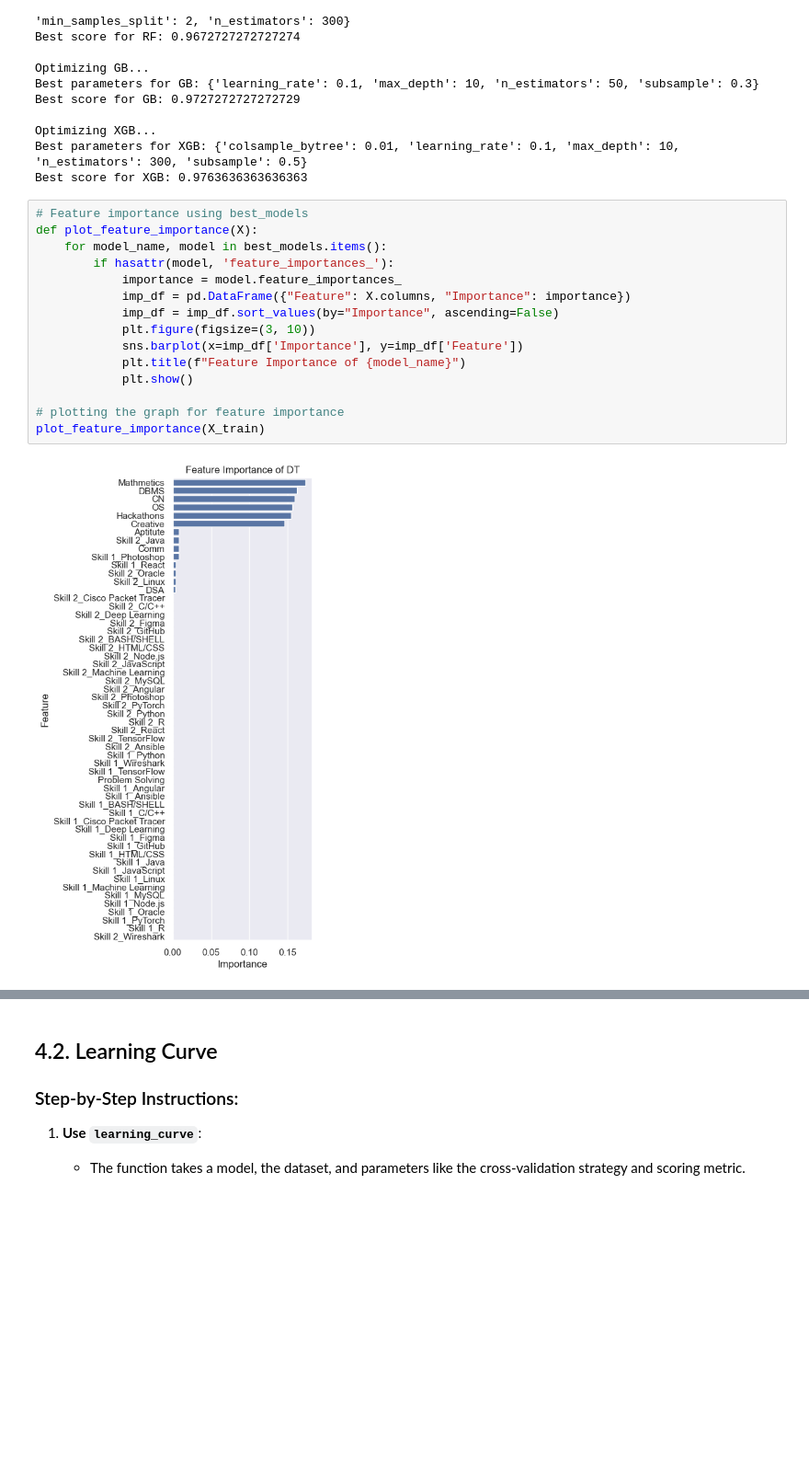
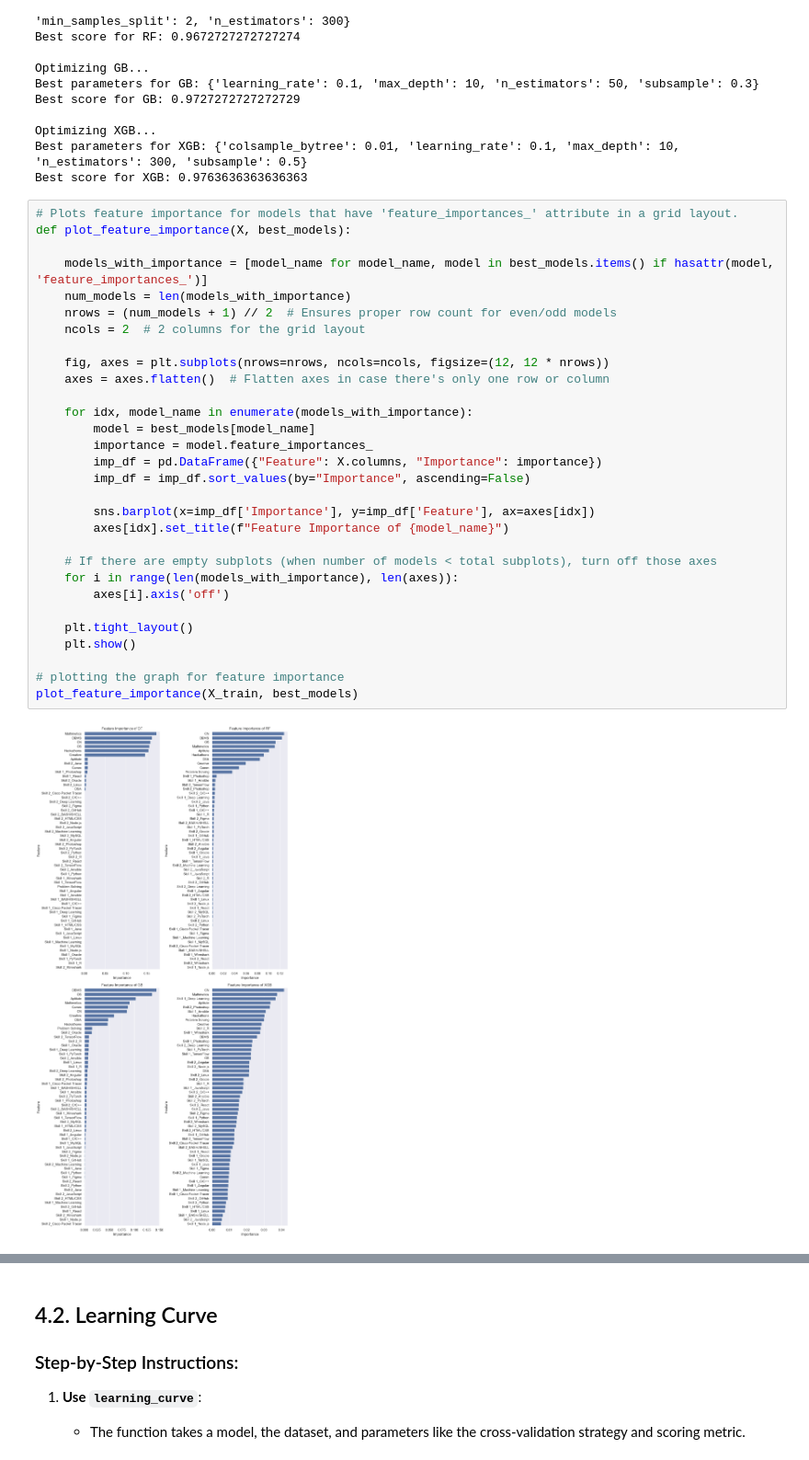
Before and after one commit to jaswanthlsvyj/Student-Job-Profile-Suggester, a Jupyter notebook: Code/suggester.ipynb, the cells around one changed output, grey strips where cells are left out. Shown at 92% size. Cells and saved outputs as stored; diff of their text form; blank space fills up the shorter version.

```diff
--- a/Code/suggester.ipynb
+++ b/Code/suggester.ipynb
@@ -485,19 +469,34 @@ Optimizing XGB...
 Best parameters for XGB: {'colsample_bytree': 0.01, 'learning_rate': 0.1, 'max_depth': 10, 'n_estimators': 300, 'subsample': 0.5}
 Best score for XGB: 0.9763636363636363
 # %%
-# Feature importance using best_models
-def plot_feature_importance(X):
-    for model_name, model in best_models.items():
-        if hasattr(model, 'feature_importances_'):
-            importance = model.feature_importances_
-            imp_df = pd.DataFrame({"Feature": X.columns, "Importance": importance})
-            imp_df = imp_df.sort_values(by="Importance", ascending=False)
-            plt.figure(figsize=(3, 10))
-            sns.barplot(x=imp_df['Importance'], y=imp_df['Feature'])
-            plt.title(f"Feature Importance of {model_name}")
-            plt.show()
+# Plots feature importance for models that have 'feature_importances_' attribute in a grid layout.
+def plot_feature_importance(X, best_models):
+
+    models_with_importance = [model_name for model_name, model in best_models.items() if hasattr(model, 'feature_importances_')]
+    num_models = len(models_with_importance)
+    nrows = (num_models + 1) // 2  # Ensures proper row count for even/odd models
+    ncols = 2  # 2 columns for the grid layout
+
+    fig, axes = plt.subplots(nrows=nrows, ncols=ncols, figsize=(12, 12 * nrows))
+    axes = axes.flatten()  # Flatten axes in case there's only one row or column
+
+    for idx, model_name in enumerate(models_with_importance):
+        model = best_models[model_name]
+        importance = model.feature_importances_
+        imp_df = pd.DataFrame({"Feature": X.columns, "Importance": importance})
+        imp_df = imp_df.sort_values(by="Importance", ascending=False)
+
+        sns.barplot(x=imp_df['Importance'], y=imp_df['Feature'], ax=axes[idx])
+        axes[idx].set_title(f"Feature Importance of {model_name}")
+
+    # If there are empty subplots (when number of models < total subplots), turn off those axes
+    for i in range(len(models_with_importance), len(axes)):
+        axes[i].axis('off')
+
+    plt.tight_layout()
+    plt.show()
 
 # plotting the graph for feature importance
-plot_feature_importance(X_train)
+plot_feature_importance(X_train, best_models)
 # %% [output]
-[figure, old version]
+[figure, new version]
```
Also changed, not shown: parts of 12 cells of this notebook, 1 other file.
